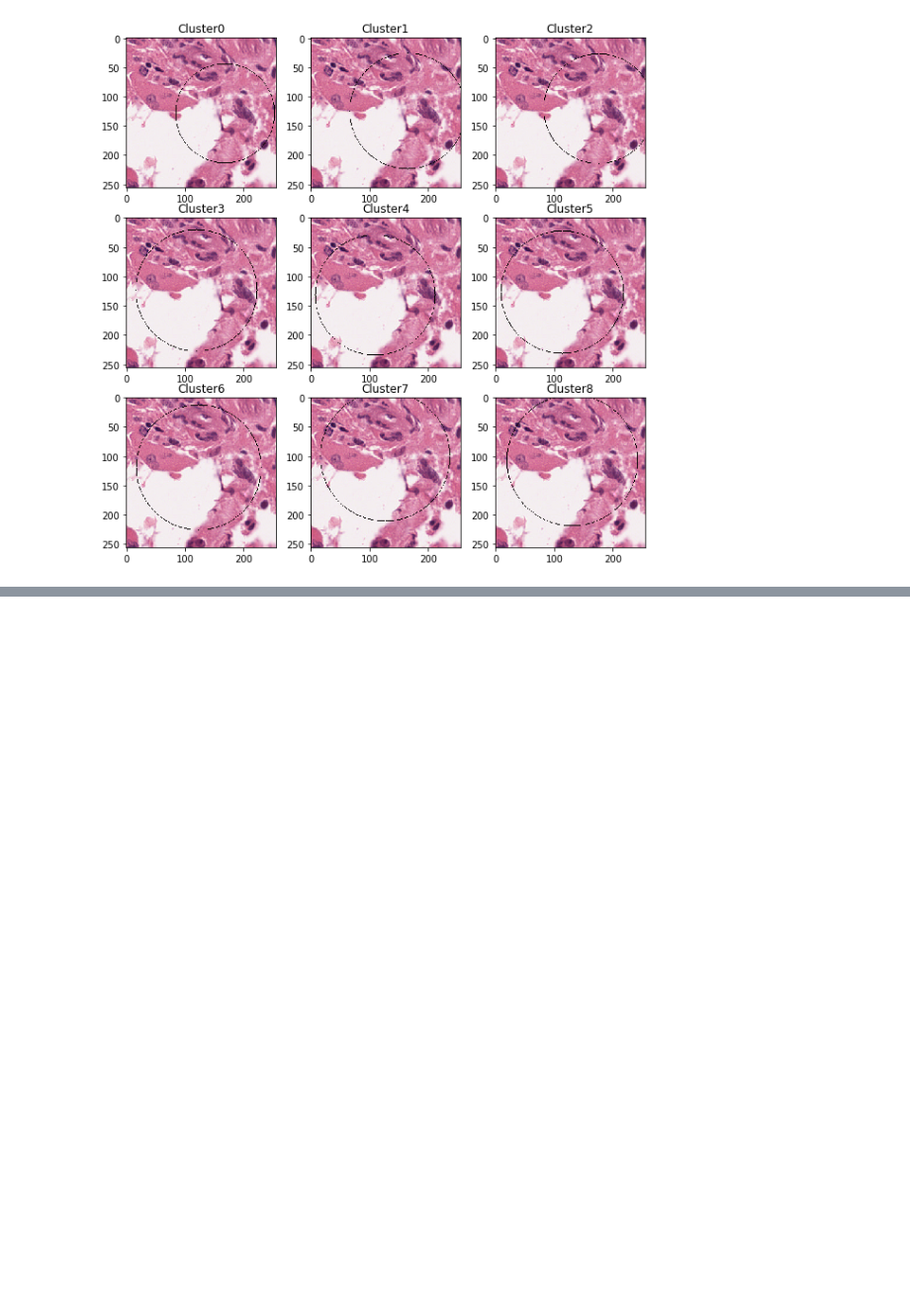
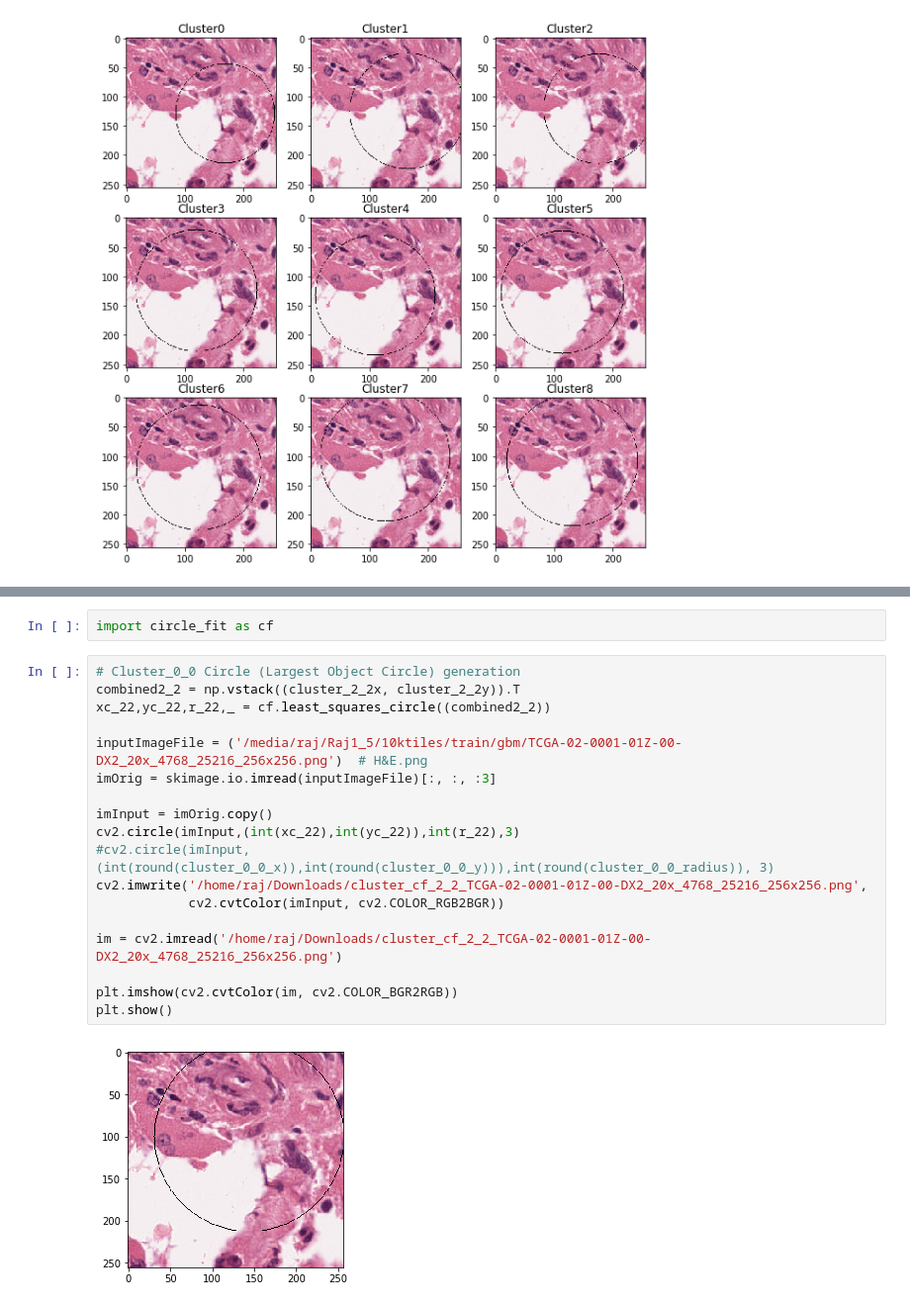
Before and after one commit to sraja2911/glioma_histo_img_classifier_lob, a Jupyter notebook: k_means_circle_fit_algorithm.ipynb, the cells around one changed output, grey strips where cells are left out. Shown at 99% size. Saved outputs shown, nothing was run; the diff lists cells and outputs as text; blank space fills up the shorter version.

```diff
--- a/k_means_circle_fit_algorithm.ipynb
+++ b/k_means_circle_fit_algorithm.ipynb
@@ -519,0 +544,22 @@ plt.show()
+# %%
+import circle_fit as cf
+# %%
+# Cluster_0_0 Circle (Largest Object Circle) generation
+combined2_2 = np.vstack((cluster_2_2x, cluster_2_2y)).T
+xc_22,yc_22,r_22,_ = cf.least_squares_circle((combined2_2))
+
+inputImageFile = ('/media/raj/Raj1_5/10ktiles/train/gbm/TCGA-02-0001-01Z-00-DX2_20x_4768_25216_256x256.png')  # H&E.png
+imOrig = skimage.io.imread(inputImageFile)[:, :, :3]
+
+imInput = imOrig.copy()
+cv2.circle(imInput,(int(xc_22),int(yc_22)),int(r_22),3)
+#cv2.circle(imInput,(int(round(cluster_0_0_x)),int(round(cluster_0_0_y))),int(round(cluster_0_0_radius)), 3)
+cv2.imwrite('/home/raj/Downloads/cluster_cf_2_2_TCGA-02-0001-01Z-00-DX2_20x_4768_25216_256x256.png',
+            cv2.cvtColor(imInput, cv2.COLOR_RGB2BGR))
+
+im = cv2.imread('/home/raj/Downloads/cluster_cf_2_2_TCGA-02-0001-01Z-00-DX2_20x_4768_25216_256x256.png')
+
+plt.imshow(cv2.cvtColor(im, cv2.COLOR_BGR2RGB))
+plt.show()
+# %% [output]
+[figure, added]
```
Also changed, not shown: parts of 3 cells of this notebook, 1 other file.
